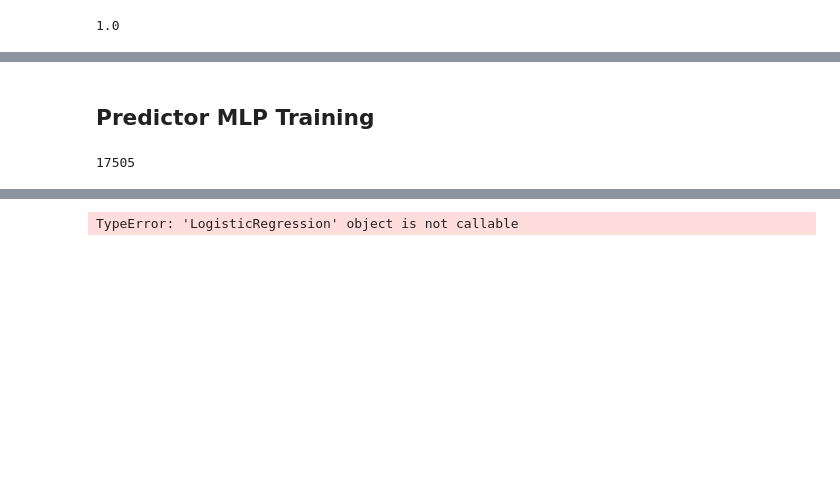
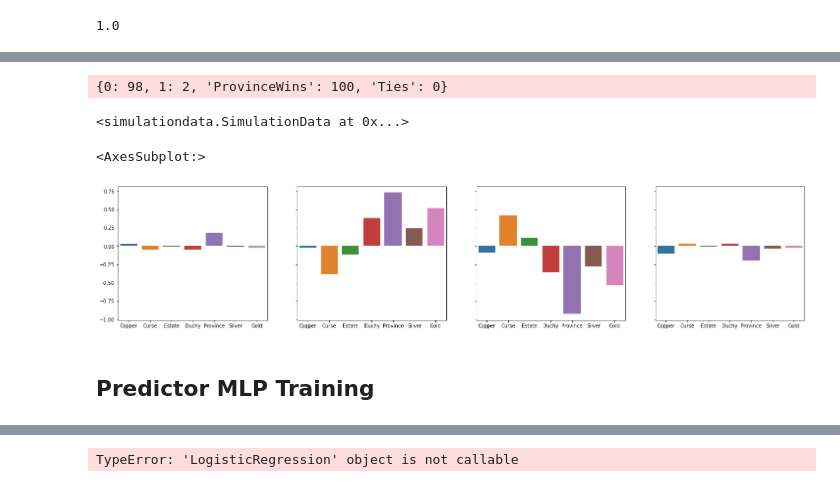
Before and after one commit to SpecificGenerality/PyDominion, a Jupyter notebook: notebooks/training.ipynb, the cells around one changed output, grey strips where cells are left out. Cells and saved outputs as stored; diff of their text form; code cells hidden in the pictures; blank space fills up the shorter version.

```diff
--- a/notebooks/training.ipynb
+++ b/notebooks/training.ipynb
@@ -87,0 +106,8 @@ roc_auc_score(train_y, test_model.predict_proba(X)[:, 1])
+# %%
+# Warm-start
+model_name = 'bm-bm-logistic-pred-1k-first-province'
+model_path = os.path.join(model_dir, model_name)
+model = load(model_path)
+# %%
+rollout = LogisticRegressionEnsembleRollout(tau=0.001, train=True)
+rollout.models[8] = model
@@ -88,3 +144,31 @@ roc_auc_score(train_y, test_model.predict_proba(X)[:, 1])
+# %%
+player.train = False
+players = [HeuristicPlayer(BigMoneyBuyAgenda()), player]
+# players = [player, HeuristicPlayer(BigMoneyBuyAgenda())]
+env = DefaultEnvironment(config, players, logger=logger)
+logger.setLevel(logging.ERROR)
+# logger.setLevel(BUY)
+simulate(env, 100, None)
+# %% [output]
+{0: 98, 1: 2, 'ProvinceWins': 100, 'Ties': 0}
+<simulationdata.SimulationData at 0x...>
+# %%
+plot_model = player.rollout.models[6]
+
+agent_weights = plot_model.coef_[0][7:14]
+opp_weights = plot_model.coef_[0][14:]
+supply_weights = plot_model.coef_[0][:7]
+player_weight_diffs = agent_weights + opp_weights
+cards = list(idxs.keys())
+
+f, axes = plt.subplots(1,4, figsize=(25, 5), sharey='all')
+sns.barplot(x=cards, y=supply_weights, ax=axes[0])
+sns.barplot(x=cards, y=agent_weights, ax=axes[1])
+sns.barplot(x=cards, y=opp_weights, ax=axes[2])
+sns.barplot(x=cards, y=player_weight_diffs, ax=axes[3])
+# %% [output]
+<AxesSubplot:>
+[figure, added]
 # %% [markdown]
 ## Predictor MLP Training ##
 # %%
@@ -102,6 +179,0 @@ filtered_X_idxs, filtered_X = [list(t) for t in zip(*X_with_idxs)]
-# %%
-filtered_y = np.array(train_y[filtered_X_idxs], dtype=np.float32)
-assert len(filtered_y) == len(filtered_X)
-len(filtered_y)
-# %% [output]
-17505
```
Also changed, not shown: parts of 19 cells of this notebook, 5 other files.
